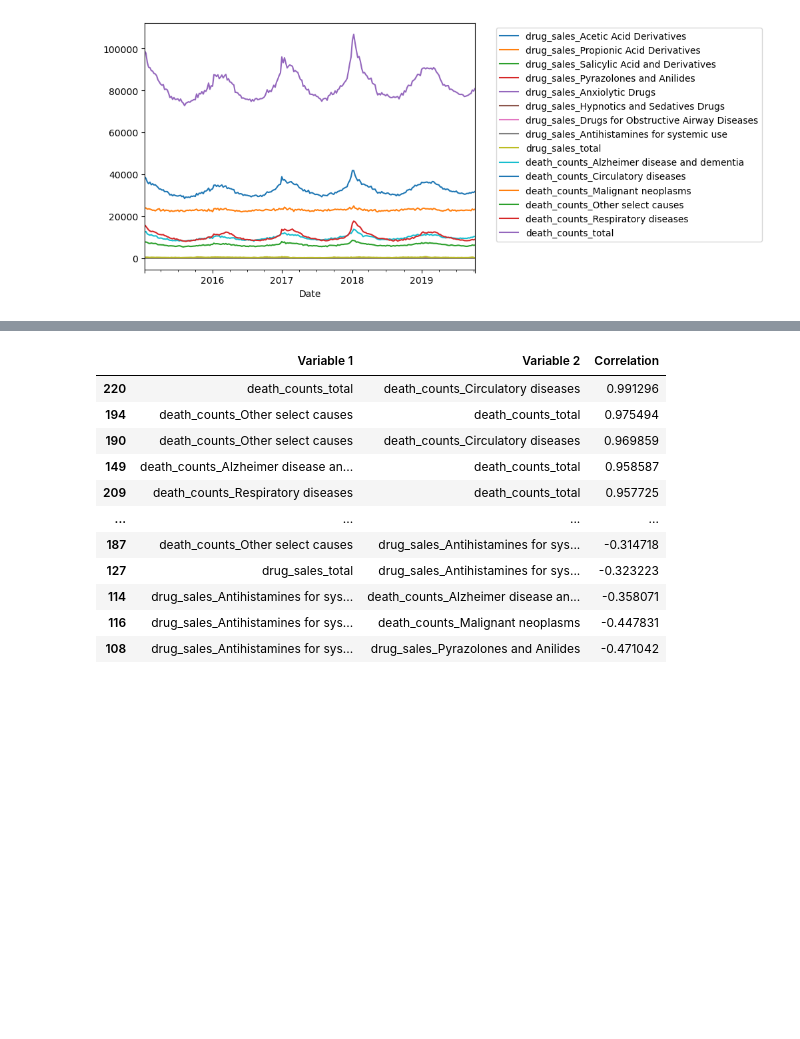
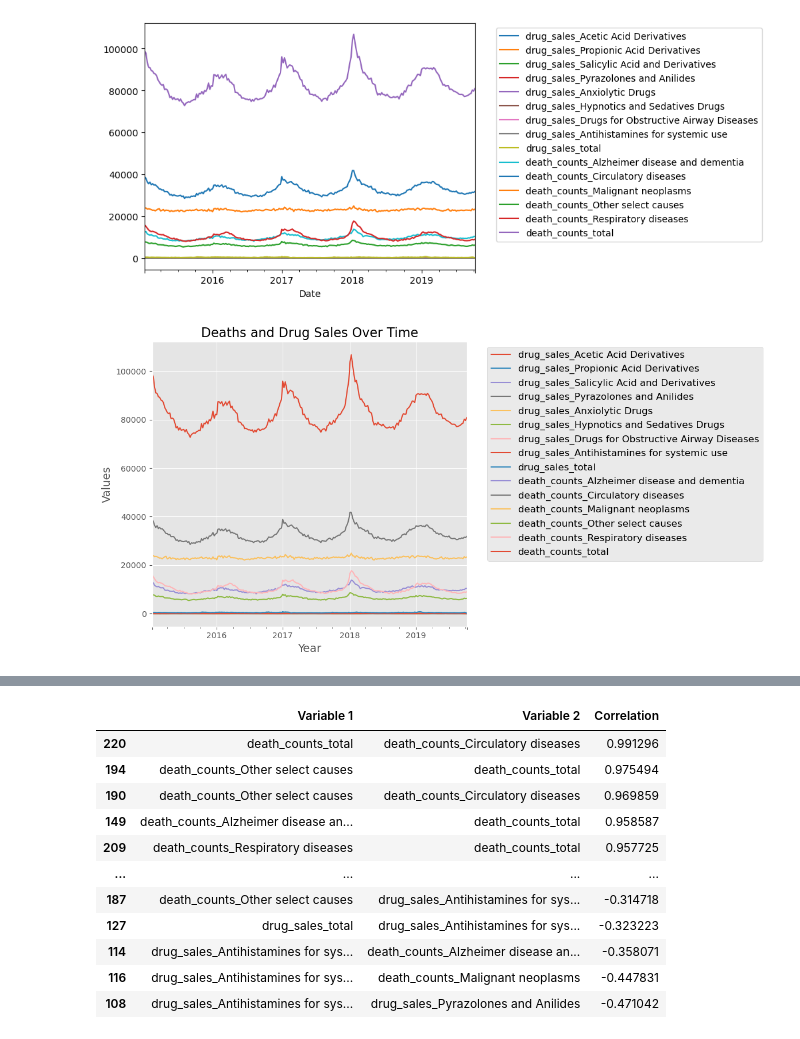
Before and after one commit to Birdfeathers/Project1--Healthcare_Devices, a Jupyter notebook: death_by_drug_sales.ipynb, the cells around one changed output, grey strips where cells are left out. Saved outputs shown, nothing was run; the diff lists cells and outputs as text; code cells hidden in the pictures; blank space fills up the shorter version.

```diff
--- a/death_by_drug_sales.ipynb
+++ b/death_by_drug_sales.ipynb
@@ -86,6 +87,31 @@ plt.legend(bbox_to_anchor=(1.05, 1), loc='upper left')
 plt.show()
 # %% [output]
 [figure]
+# %%
+# Set plot style for a cleaner look
+plt.style.use('ggplot')
+
+# Increase figure size for better visibility
+fig, ax = plt.subplots(figsize=(12, 6))
+
+# Plot the data
+death_and_drug_sales_df.plot(ax=ax)
+
+# Add title and labels to the axes
+plt.title('Deaths and Drug Sales Over Time', fontsize=16)
+plt.xlabel('Year', fontsize=14)
+plt.ylabel('Values', fontsize=14)
+
+# Improve legend placement and make sure it's not overlapping the plot
+plt.legend(bbox_to_anchor=(1.05, 1), loc='upper left', fontsize=12)
+
+# Adjust layout to prevent clipping
+plt.tight_layout()
+
+# Show the plot
+plt.show()
+# %% [output]
+[figure, added]
 # %%
 corr_matrix = death_and_drug_sales_df.corr()
 corr_matrix
```
Also changed, not shown: parts of 6 cells of this notebook, 2 other files.
